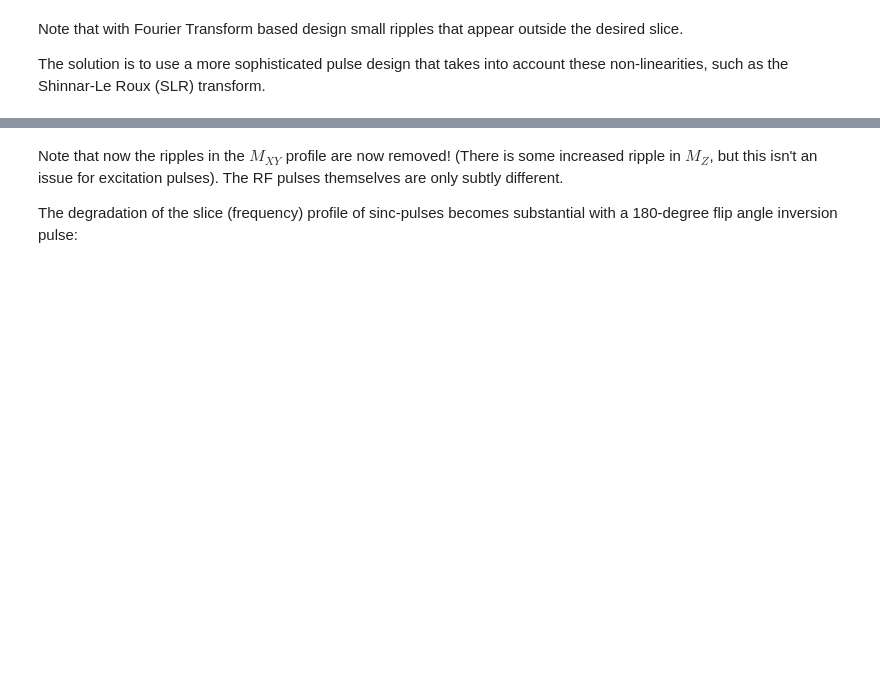
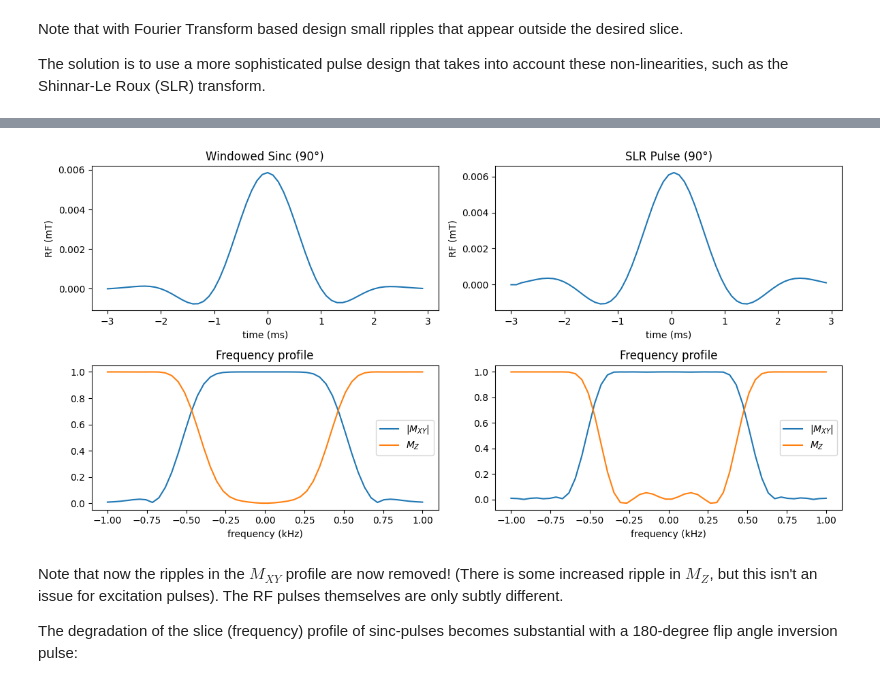
Before and after one commit to LarsonLab/MRI-education-resources, a Jupyter notebook: Notebooks/RF Pulse Design.ipynb, the cells around one changed output, grey strips where cells are left out. Saved outputs shown, nothing was run; the diff lists cells and outputs as text; code cells hidden in the pictures; blank space fills up the shorter version.

```diff
--- a/Notebooks/RF Pulse Design.ipynb
+++ b/Notebooks/RF Pulse Design.ipynb
@@ -368,3 +193,91 @@ xlabel('frequency (kHz)'),legend('|M_{XY}|', 'M_Z')%, ylabel('flip')
+# %%
+# Large-tip (90 deg) pulse comparison: Windowed Sinc vs SLR (converted from MATLAB)
+from scipy.io import loadmat
+import numpy as np
+import matplotlib.pyplot as plt
+
+# use existing variables: gammabar, M_equilibrium, dt, t, N, df, bloch_rotate
+flip = 90.0
+
+fig, axs = plt.subplots(2, 2, figsize=(12, 6))
+
+# --- Windowed sinc pulse (recreate the shape and scale for 90 deg) ---
+RF_wsinc = np.hamming(N) * np.sinc(t)            # windowed sinc shape
+RF_win90 = (flip * np.pi / 180.0) * RF_wsinc / np.sum(RF_wsinc) / (2 * np.pi * gammabar * dt)
+
+# simulate Bloch for windowed sinc
+M_win = np.tile(M_equilibrium[:, None], (1, len(df)))
+for n_idx in range(len(RF_win90)):
+    for f_idx in range(len(df)):
+        B_field = [np.real(RF_win90[n_idx]), np.imag(RF_win90[n_idx]), df[f_idx] / gammabar]
+        M_win[:, f_idx] = bloch_rotate(M_win[:, f_idx], dt, B_field)
+
+# top-left: RF waveform, bottom-left: frequency profile
+axs[0, 0].plot(t, RF_win90)
+axs[0, 0].set_xlabel('time (ms)')
+axs[0, 0].set_ylabel('RF (mT)')
+axs[0, 0].set_title('Windowed Sinc (90°)')
+
+axs[1, 0].plot(df, np.sqrt(M_win[0, :]**2 + M_win[1, :]**2), label=r'$|M_{XY}|$')
+axs[1, 0].plot(df, M_win[2, :], label=r'$M_{Z}$')
+axs[1, 0].set_xlabel('frequency (kHz)')
+axs[1, 0].set_title('Frequency profile')
+axs[1, 0].legend()
+
+# --- SLR pulse: try to load .mat, fall back to existing RF variable if load fails ---
+# SLR pulse created with dzrf() in MATLAB rf_tools using
+#   RF = dzrf(N-1, tmax*1, 'ex');
+RF_slr_raw = None
+try:
+    mat = loadmat('../RF Pulses/RFpulse_excitation_tbw6_SLR.mat')
+    # pick the first ndarray-like variable that isn't metadata
+    for k, v in mat.items():
+        if not k.startswith('__') and isinstance(v, np.ndarray) and v.size > 0:
+            RF_slr_raw = v
+            break
+    if RF_slr_raw is None:
+        raise RuntimeError('no candidate RF array found in .mat')
+    # flatten and ensure 1D
+    RF_slr_raw = RF_slr_raw.flatten()
+except Exception:
+    # fallback: use existing RF variable in the notebook if available
+    try:
+        RF_slr_raw = RF.flatten()  # use preexisting RF if present
+    except Exception:
+        raise
+
+# MATLAB code prepended a zero: [0, RF]
+RF_slr90 = (flip * np.pi / 180.0) * np.concatenate(([0.0], RF_slr_raw)) / np.sum(np.concatenate(([0.0], RF_slr_raw))) / (2 * np.pi * gammabar * dt)
+
+# make time axis for SLR: length must match RF_slr90; reuse t if lengths match, otherwise build symmetric axis
+if len(RF_slr90) == len(t):
+    t_slr = t
+else:
+    t_slr = np.linspace(t[0], t[-1], len(RF_slr90))
+
+# simulate Bloch for SLR
+M_slr = np.tile(M_equilibrium[:, None], (1, len(df)))
+for n_idx in range(len(RF_slr90)):
+    for f_idx in range(len(df)):
+        B_field = [np.real(RF_slr90[n_idx]), np.imag(RF_slr90[n_idx]), df[f_idx] / gammabar]
+        M_slr[:, f_idx] = bloch_rotate(M_slr[:, f_idx], dt, B_field)
+
+# top-right: SLR RF, bottom-right: frequency profile
+axs[0, 1].plot(t_slr, np.real(RF_slr90))
+axs[0, 1].set_xlabel('time (ms)')
+axs[0, 1].set_ylabel('RF (mT)')
+axs[0, 1].set_title('SLR Pulse (90°)')
+
+axs[1, 1].plot(df, np.sqrt(M_slr[0, :]**2 + M_slr[1, :]**2), label=r'$|M_{XY}|$')
+axs[1, 1].plot(df, M_slr[2, :], label=r'$M_{Z}$')
+axs[1, 1].set_xlabel('frequency (kHz)')
+axs[1, 1].set_title('Frequency profile')
+axs[1, 1].legend()
+
+fig.tight_layout()
+plt.show()
+# %% [output]
+[figure, added]
 # %% [markdown]
 Note that now the ripples in the $M_{XY}$ profile are now removed!  (There is some increased ripple in $M_Z$, but this isn't an issue for excitation pulses).  The RF pulses themselves are only subtly different.
 
```
Also changed, not shown: parts of 11 cells of this notebook, 5 other files.
